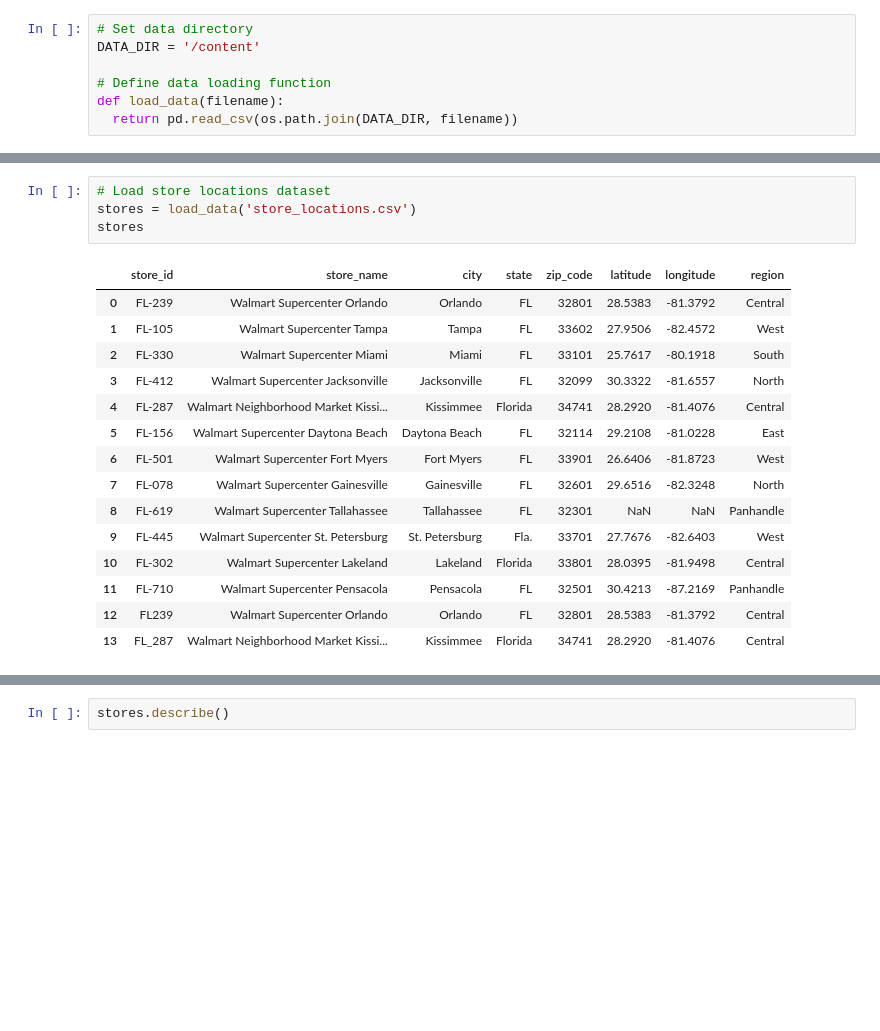
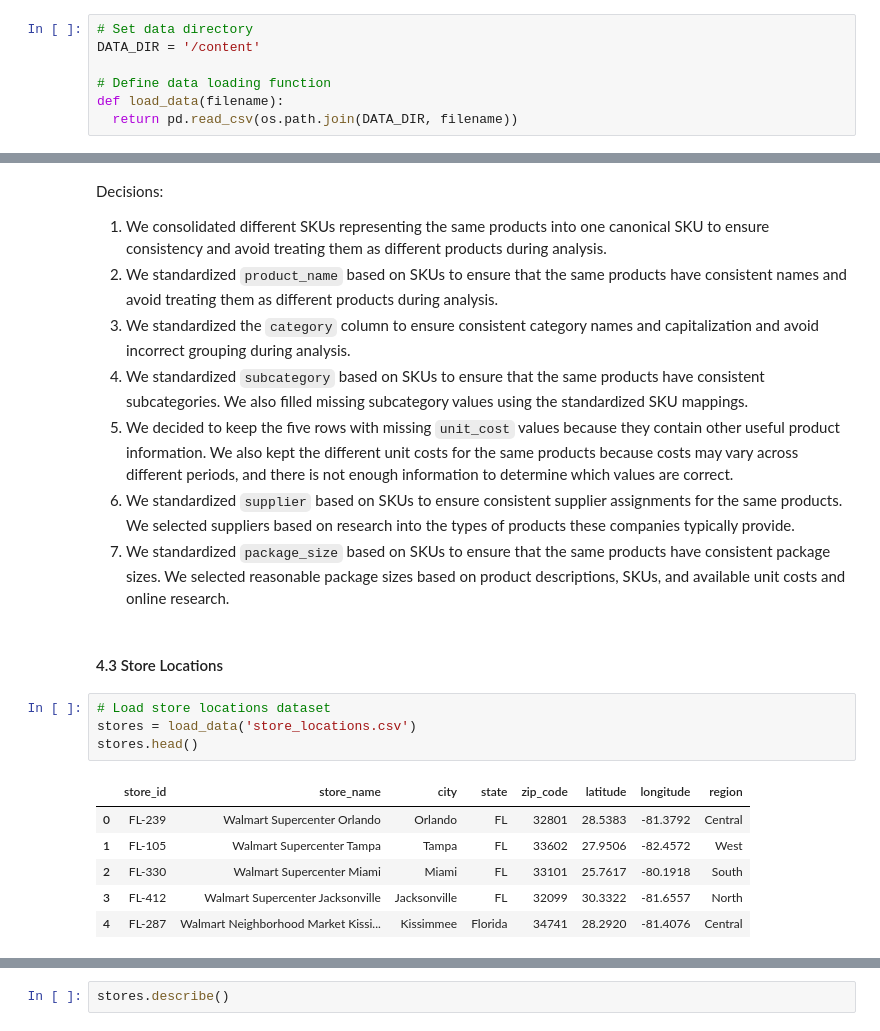
Before and after one commit to simichakravarty16/walmart-hurricane-project, a Jupyter notebook: notebooks/team_notebook.ipynb, the cells around one changed output, grey strips where cells are left out. Saved outputs shown, nothing was run; the diff lists cells and outputs as text; blank space fills up the shorter version.

```diff
--- a/notebooks/team_notebook.ipynb
+++ b/notebooks/team_notebook.ipynb
@@ -36,23 +684,25 @@ def load_data(filename):
+# %% [markdown]
+Decisions:
+1. We consolidated different SKUs representing the same products into one canonical SKU to ensure consistency and avoid treating them as different products during analysis.
+2. We standardized `product_name` based on SKUs to ensure that the same products have consistent names and avoid treating them as different products during analysis.
+3. We standardized the `category` column to ensure consistent category names and capitalization and avoid incorrect grouping during analysis.
+4. We standardized `subcategory` based on SKUs to ensure that the same products have consistent subcategories. We also filled missing subcategory values using the standardized SKU mappings.
+5. We decided to keep the five rows with missing `unit_cost` values because they contain other useful product information. We also kept the different unit costs for the same products because costs may vary across different periods, and there is not enough information to determine which values are correct.
+6. We standardized `supplier` based on SKUs to ensure consistent supplier assignments for the same products. We selected suppliers based on research into the types of products these companies typically provide.
+7. We standardized `package_size` based on SKUs to ensure that the same products have consistent package sizes. We selected reasonable package sizes based on product descriptions, SKUs, and available unit costs and online research.
+# %% [markdown]
+#### 4.3 Store Locations
 # %%
 # Load store locations dataset
 stores = load_data('store_locations.csv')
-stores
+stores.head()
 # %% [output]
 |  | store_id | store_name | city | state | zip_code | latitude | longitude | region |
 | 0 | FL-239 | Walmart Supercenter Orlando | Orlando | FL | 32801 | 28.5383 | -81.3792 | Central |
 | 1 | FL-105 | Walmart Supercenter Tampa | Tampa | FL | 33602 | 27.9506 | -82.4572 | West |
 | 2 | FL-330 | Walmart Supercenter Miami | Miami | FL | 33101 | 25.7617 | -80.1918 | South |
 | 3 | FL-412 | Walmart Supercenter Jacksonville | Jacksonville | FL | 32099 | 30.3322 | -81.6557 | North |
 | 4 | FL-287 | Walmart Neighborhood Market Kissi... | Kissimmee | Florida | 34741 | 28.2920 | -81.4076 | Central |
-| 5 | FL-156 | Walmart Supercenter Daytona Beach | Daytona Beach | FL | 32114 | 29.2108 | -81.0228 | East |
-| 6 | FL-501 | Walmart Supercenter Fort Myers | Fort Myers | FL | 33901 | 26.6406 | -81.8723 | West |
-| 7 | FL-078 | Walmart Supercenter Gainesville | Gainesville | FL | 32601 | 29.6516 | -82.3248 | North |
-| 8 | FL-619 | Walmart Supercenter Tallahassee | Tallahassee | FL | 32301 | NaN | NaN | Panhandle |
-| 9 | FL-445 | Walmart Supercenter St. Petersburg | St. Petersburg | Fla. | 33701 | 27.7676 | -82.6403 | West |
-| 10 | FL-302 | Walmart Supercenter Lakeland | Lakeland | Florida | 33801 | 28.0395 | -81.9498 | Central |
-| 11 | FL-710 | Walmart Supercenter Pensacola | Pensacola | FL | 32501 | 30.4213 | -87.2169 | Panhandle |
-| 12 | FL239 | Walmart Supercenter Orlando | Orlando | FL | 32801 | 28.5383 | -81.3792 | Central |
-| 13 | FL_287 | Walmart Neighborhood Market Kissi... | Kissimmee | Florida | 34741 | 28.2920 | -81.4076 | Central |
 # %%
 # Count number of rows in the dataset
 raw_rows = len(stores)
```
Also changed, not shown: parts of 42 cells of this notebook.
